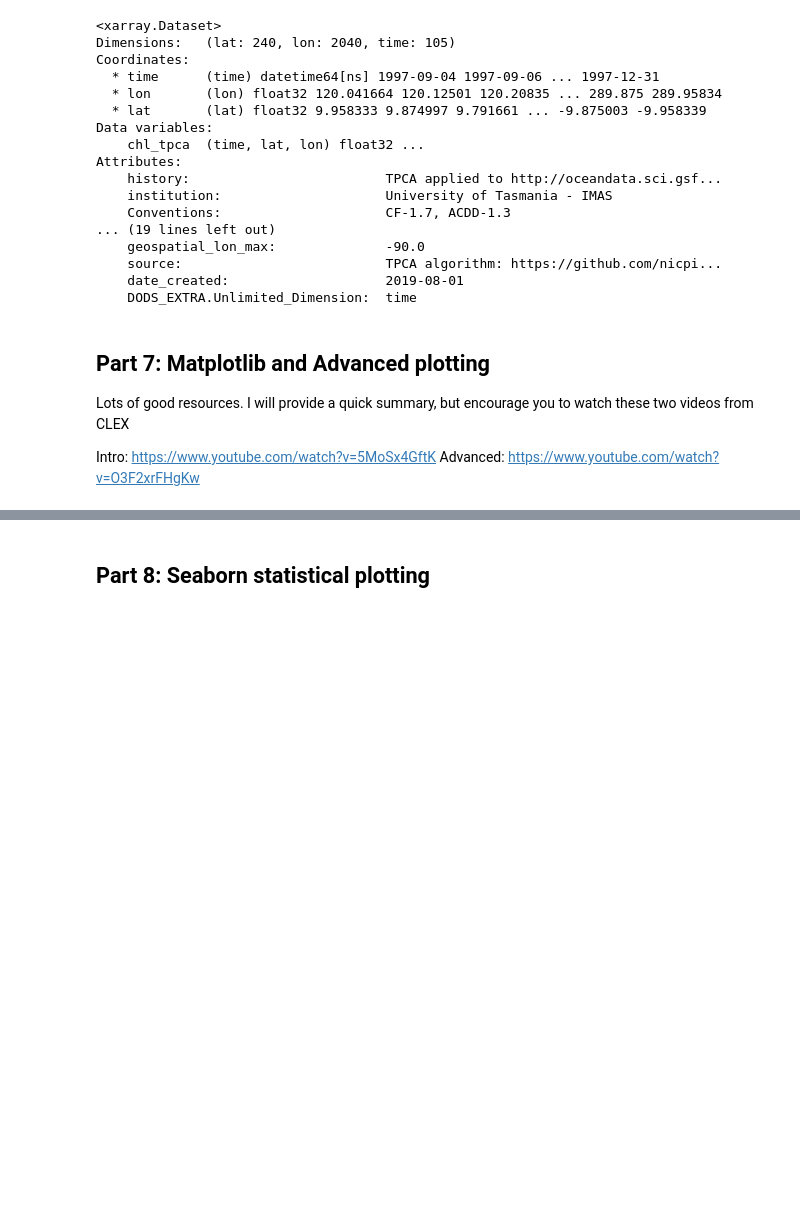
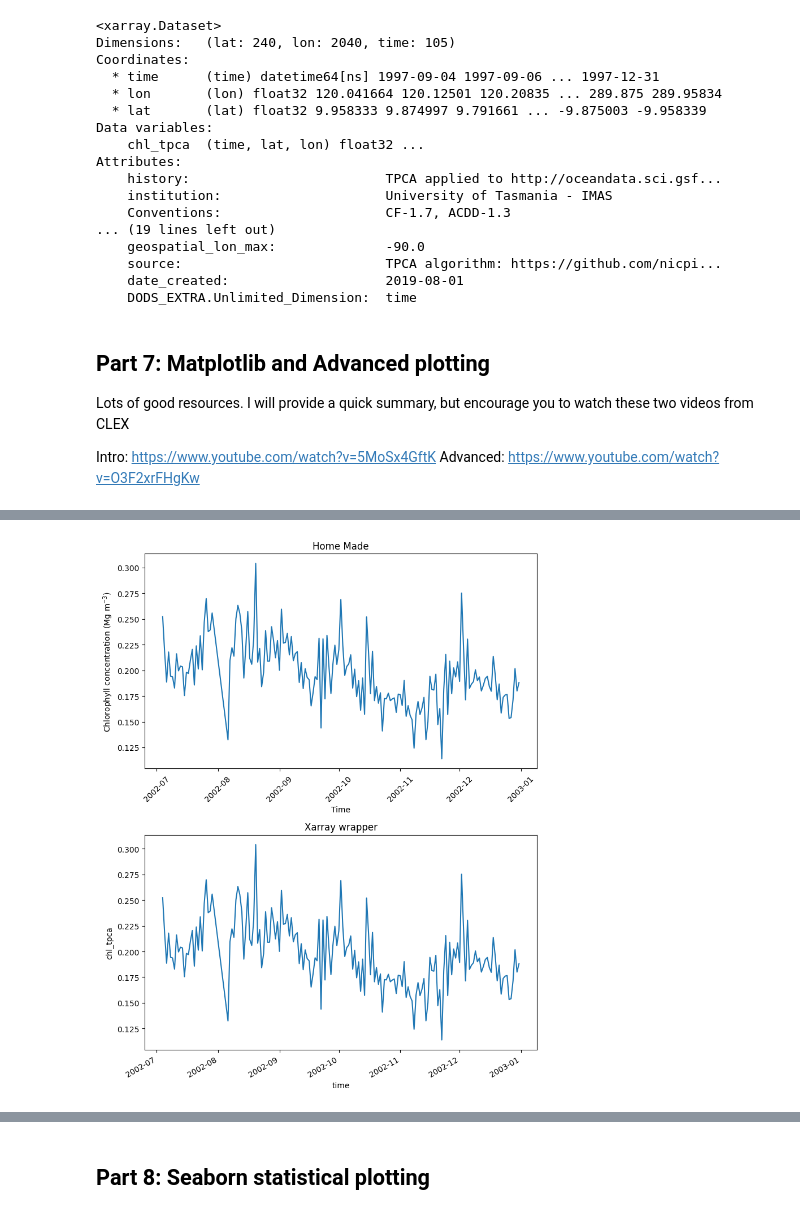
Before and after one commit to datatas/DT-introduction-to-scientific-python, a Jupyter notebook: Introduction_to_scientific_python.ipynb, the cells around one changed output, grey strips where cells are left out. Saved outputs shown, nothing was run; the diff lists cells and outputs as text; code cells hidden in the pictures; blank space fills up the shorter version.

```diff
--- a/Introduction_to_scientific_python.ipynb
+++ b/Introduction_to_scientific_python.ipynb
@@ -417,0 +444,28 @@ Advanced: https://www.youtube.com/watch?v=O3F2xrFHgKw
+# %%
+#matplotlib.rc_file_defaults()
+#What if we want a bigger plot ... This is probably recommended
+#Lets make the same plots that xarray made in a subplot to show the difference
+
+#Can you notice any differences with the above example? Hint, add_subplot and subplot are different methods. Welcome to Object Oriented programming in Python!
+fig=plt.figure(figsize=(8,10))
+
+ax1=fig.add_subplot(211)
+
+chl_subset=nics_chlorophyll.chl_tpca.sel(lat=slice(2,-2))
+ax1.plot(chl_subset.time,chl_subset.mean(dim=['lat','lon']))
+ax1.set_title('Home Made')
+ax1.set_xlabel('Time',)
+ax1.set_ylabel('Chlorophyll concentration (Mg m$^{-3}$)')
+plt.xticks(rotation=45)
+
+#Lets also put a trend line through it because thats useful!
+
+#plt refers to the current axis
+
+ax2=fig.add_subplot(212)
+nics_chlorophyll.chl_tpca.sel(lat=slice(2,-2)).mean(dim=['lat','lon']).plot(ax=ax2)
+ax2.set_title('Xarray wrapper')
+plt.tight_layout()
+plt.show()
+# %% [output]
+[figure, added]
```
Also changed, not shown: parts of 11 cells of this notebook.
